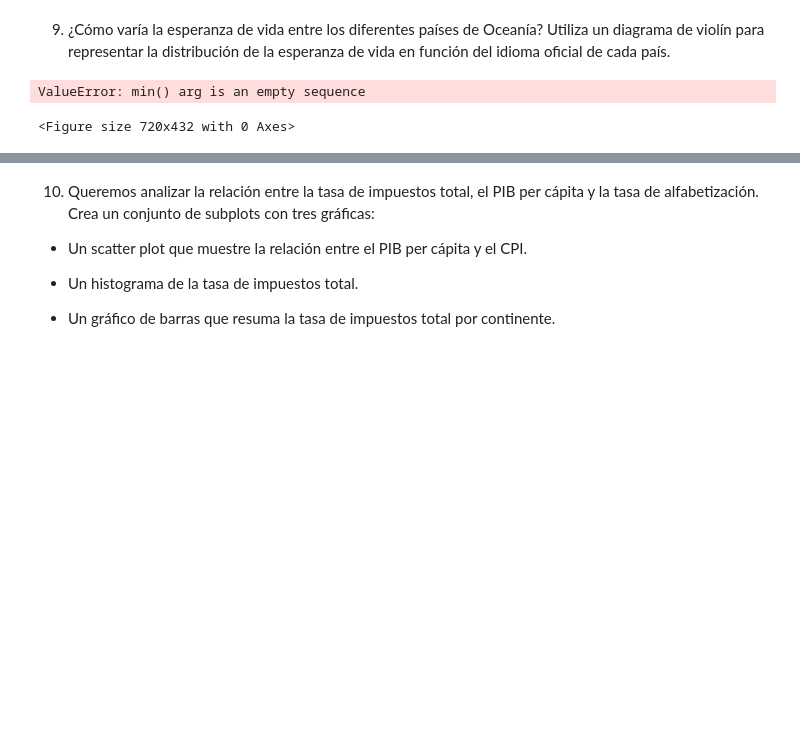
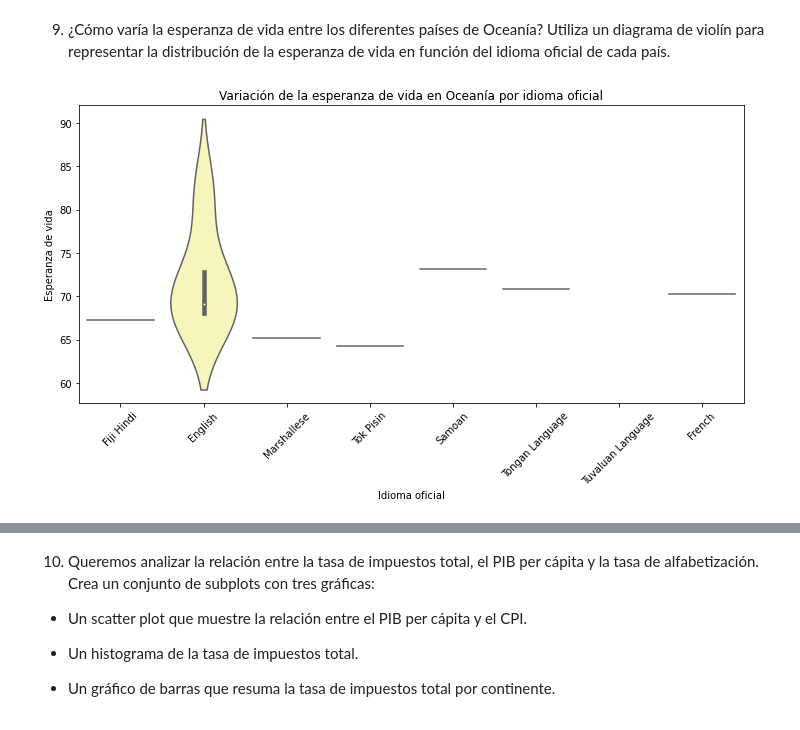
Before and after one commit to BSReguera/Pair-Programming-Modulo-3-Sprint2-, a Jupyter notebook: pairprogramming-modulo3-sprint2-leccion07.ipynb, the cells around one changed output, grey strips where cells are left out. Cells and saved outputs as stored; diff of their text form; code cells hidden in the pictures; blank space fills up the shorter version.

```diff
--- a/pairprogramming-modulo3-sprint2-leccion07.ipynb
+++ b/pairprogramming-modulo3-sprint2-leccion07.ipynb
@@ -260,10 +249,12 @@ plt.title("Relación entre el CPI y e precio de la gasolina", fontsize = 10);
 9. ¿Cómo varía la esperanza de vida entre los diferentes países de Oceanía? Utiliza un diagrama de violín para representar la distribución de la esperanza de vida en función del idioma oficial de cada país.
 # %%
 plt.figure(figsize=(10, 6))
-sns.violinplot(data=df_pair7[df_pair7['continent'] == 'Oceanía'], x='official_language', y='life_expectancy', palette='Set3')
+sns.violinplot(data=df_pair7[df_pair7['continent'] == 'Oceania'], x='official_language', y='life_expectancy', palette='Set3')
 plt.title("Variación de la esperanza de vida en Oceanía por idioma oficial")
 plt.xlabel("Idioma oficial")
 plt.ylabel("Esperanza de vida")
+
+plt.xticks(rotation = 45)
+plt.tight_layout();
 # %% [output]
-ValueError: min() arg is an empty sequence
-<Figure size 720x432 with 0 Axes>
+[figure, added]
```
Also changed, not shown: parts of 20 cells of this notebook.
